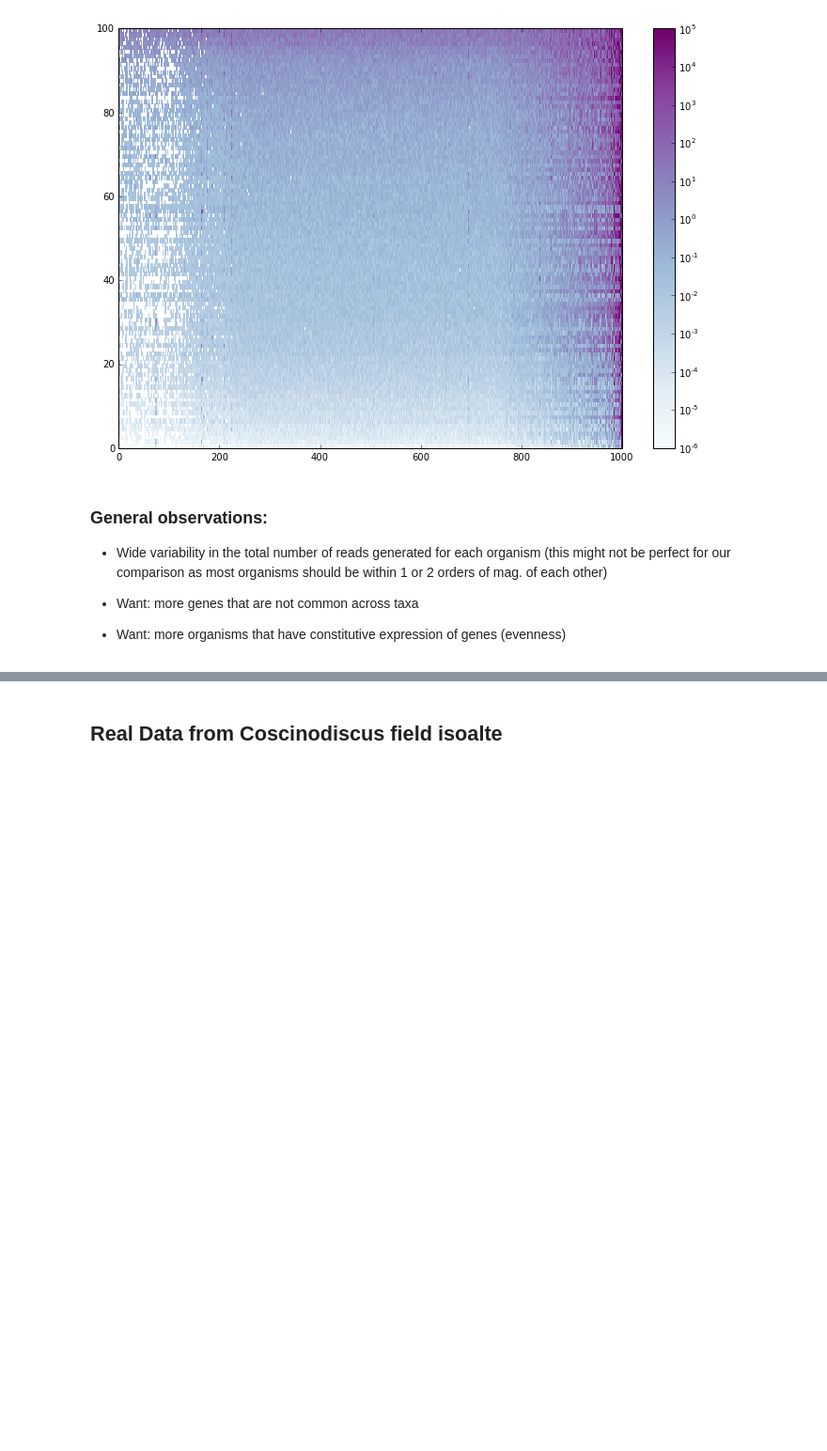
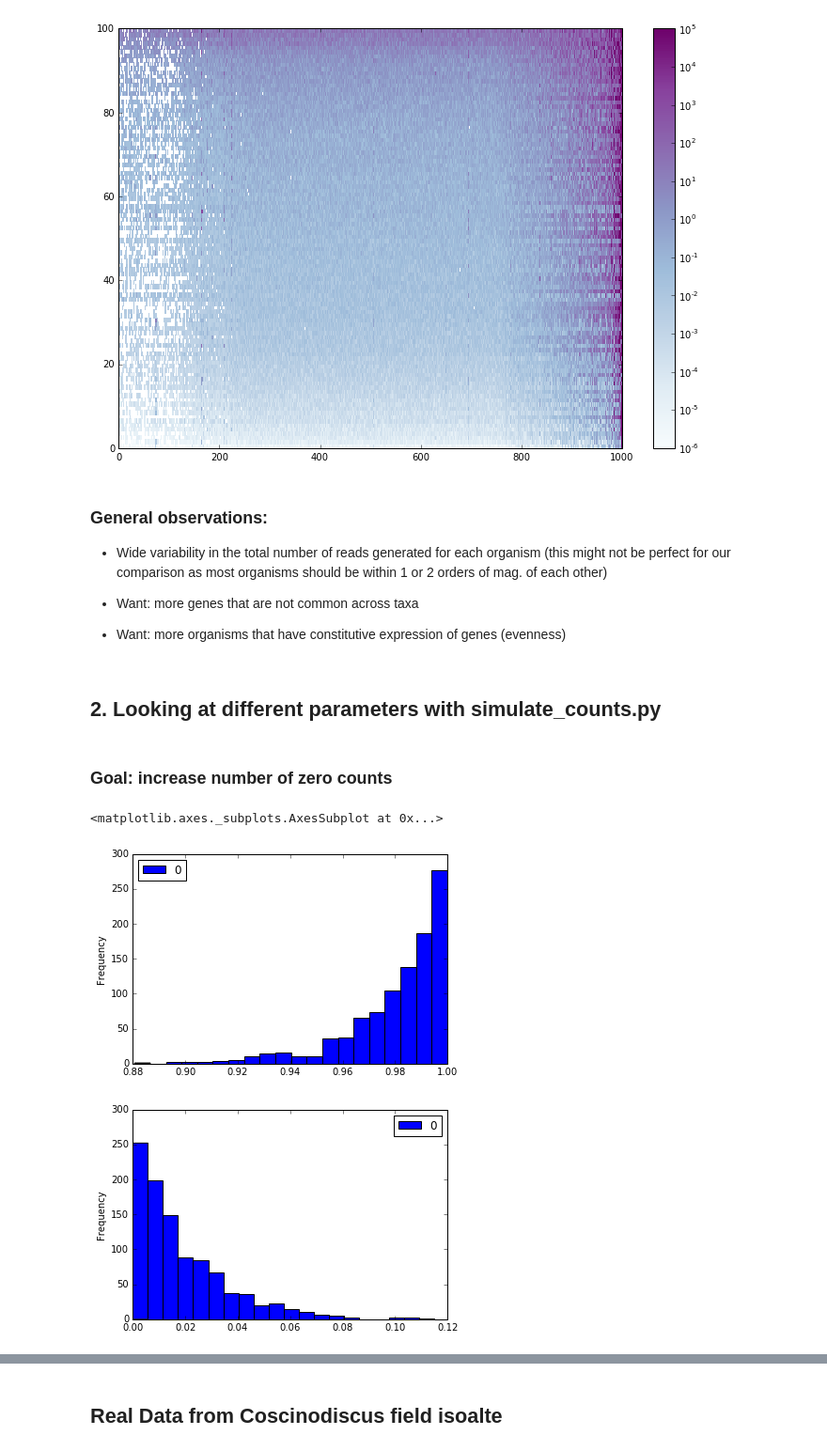
Before and after one commit to Thru-Echoes/structure-gene-discovery, a Jupyter notebook: create-sim-data/generate_test_simulated_data.ipynb, the cells around one changed output, grey strips where cells are left out. Shown at 94% size. Drawn from its saved outputs; the diff is of its cells as text; code cells hidden in the pictures; blank space fills up the shorter version.

Commit message:
testing parameters of simulated data

```diff
--- a/create-sim-data/generate_test_simulated_data.ipynb
+++ b/create-sim-data/generate_test_simulated_data.ipynb
@@ -74,3 +75,24 @@ visualize_heatmap(df_TPM, ax, cmap, fig,vmin=1e-6, vmax=1e5, mean=False)
 - Want: more genes that are not common across taxa
 
 - Want: more organisms that have constitutive expression of genes (evenness)
+# %% [markdown]
+## 2. Looking at different parameters with simulate_counts.py
+# %% [markdown]
+### Goal: increase number of zero counts
+# %%
+b1 = 50
+b2 = 1
+output_name = "beta_prop_"+str(b1)+"_"+str(b2)
+%run simulate_counts.py -o $output_name -b1 $b1 -b2 $b2
+df_dist=pd.DataFrame(beta.rvs(b1,b2,size=1000))
+df_dist.plot(kind='hist',bins=20)
+b1 = 1
+b2 = 50
+output_name = "beta_prop_"+str(b1)+"_"+str(b2)
+%run simulate_counts.py -o $output_name -b1 $b1 -b2 $b2
+df_dist=pd.DataFrame(beta.rvs(b1,b2,size=1000))
+df_dist.plot(kind='hist',bins=20)
+# %% [output]
+<matplotlib.axes._subplots.AxesSubplot at 0x...>
+[figure, added]
+[figure, added]
```
Also changed, not shown: parts of 5 cells of this notebook, 32 other files.
